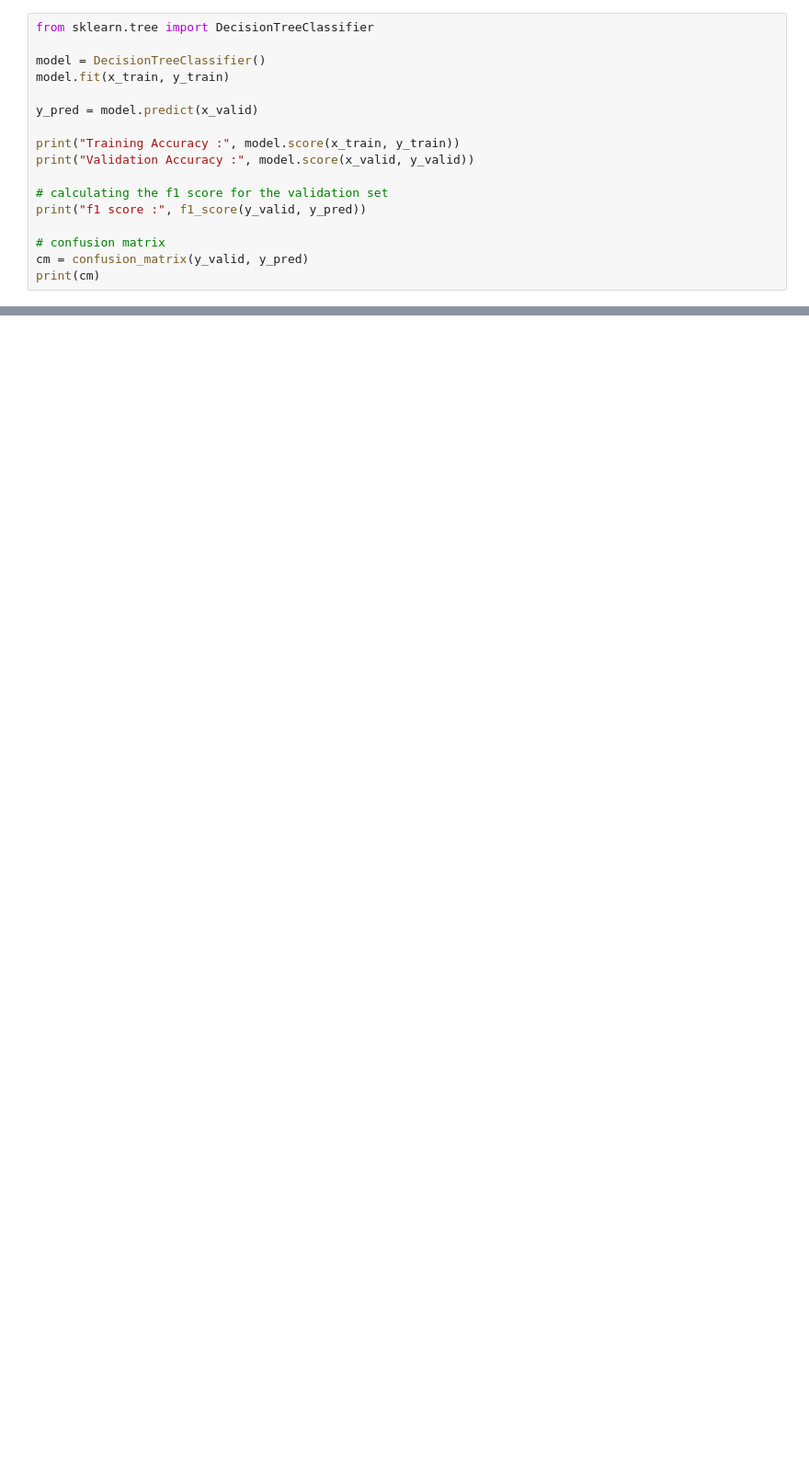
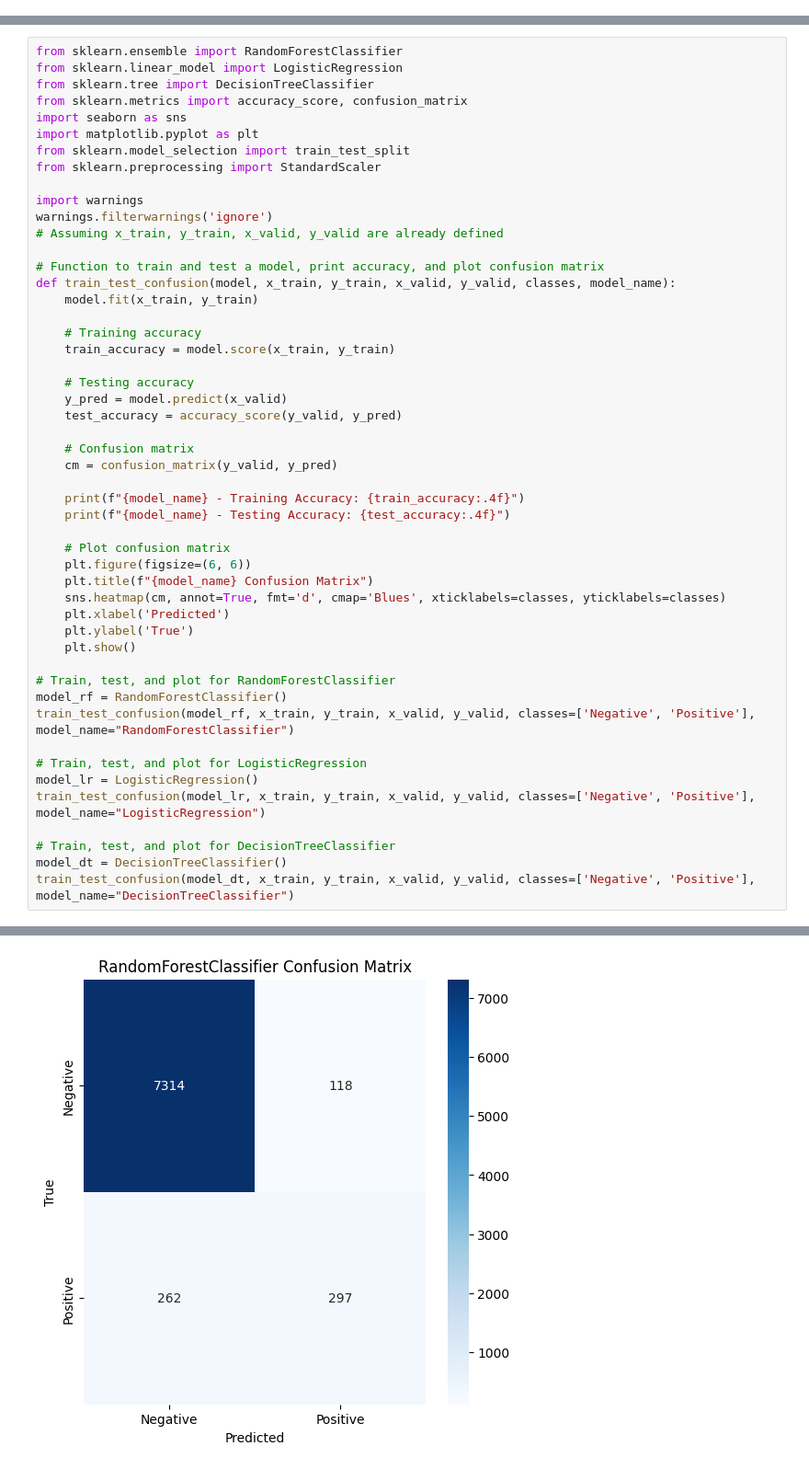
Before and after one commit to arjunyadav-02/Feature-Engineerin_Group_8, a Jupyter notebook: Twitter_Sentiment.ipynb, the cells around one changed output, grey strips where cells are left out. Shown at 92% size. Saved outputs shown, nothing was run; the diff lists cells and outputs as text; blank space fills up the shorter version.

```diff
--- a/Twitter_Sentiment.ipynb
+++ b/Twitter_Sentiment.ipynb
@@ -460,17 +0,0 @@ f1 score : 0.5915004336513443
-# %%
-from sklearn.tree import DecisionTreeClassifier
-
-model = DecisionTreeClassifier()
-model.fit(x_train, y_train)
-
-y_pred = model.predict(x_valid)
-
-print("Training Accuracy :", model.score(x_train, y_train))
-print("Validation Accuracy :", model.score(x_valid, y_valid))
-
-# calculating the f1 score for the validation set
-print("f1 score :", f1_score(y_valid, y_pred))
-
-# confusion matrix
-cm = confusion_matrix(y_valid, y_pred)
-print(cm)
@@ -482,0 +289,51 @@ f1 score : 0.5393835616438356
+# %%
+from sklearn.ensemble import RandomForestClassifier
+from sklearn.linear_model import LogisticRegression
+from sklearn.tree import DecisionTreeClassifier
+from sklearn.metrics import accuracy_score, confusion_matrix
+import seaborn as sns
+import matplotlib.pyplot as plt
+from sklearn.model_selection import train_test_split
+from sklearn.preprocessing import StandardScaler
+
+import warnings
+warnings.filterwarnings('ignore')
+# Assuming x_train, y_train, x_valid, y_valid are already defined
+
+# Function to train and test a model, print accuracy, and plot confusion matrix
+def train_test_confusion(model, x_train, y_train, x_valid, y_valid, classes, model_name):
+    model.fit(x_train, y_train)
+
+    # Training accuracy
+    train_accuracy = model.score(x_train, y_train)
+
+    # Testing accuracy
+    y_pred = model.predict(x_valid)
+    test_accuracy = accuracy_score(y_valid, y_pred)
+
+    # Confusion matrix
+    cm = confusion_matrix(y_valid, y_pred)
+
+    print(f"{model_name} - Training Accuracy: {train_accuracy:.4f}")
+    print(f"{model_name} - Testing Accuracy: {test_accuracy:.4f}")
+
+    # Plot confusion matrix
+    plt.figure(figsize=(6, 6))
+    plt.title(f"{model_name} Confusion Matrix")
+    sns.heatmap(cm, annot=True, fmt='d', cmap='Blues', xticklabels=classes, yticklabels=classes)
+    plt.xlabel('Predicted')
+    plt.ylabel('True')
+    plt.show()
+
+# Train, test, and plot for RandomForestClassifier
+model_rf = RandomForestClassifier()
+train_test_confusion(model_rf, x_train, y_train, x_valid, y_valid, classes=['Negative', 'Positive'], model_name="RandomForestClassifier")
+
+# Train, test, and plot for LogisticRegression
+model_lr = LogisticRegression()
+train_test_confusion(model_lr, x_train, y_train, x_valid, y_valid, classes=['Negative', 'Positive'], model_name="LogisticRegression")
+
+# Train, test, and plot for DecisionTreeClassifier
+model_dt = DecisionTreeClassifier()
+train_test_confusion(model_dt, x_train, y_train, x_valid, y_valid, classes=['Negative', 'Positive'], model_name="DecisionTreeClassifier")
+# %% [output]
@@ -482,0 +342 @@ f1 score : 0.5393835616438356
+[figure, added]
```
Also changed, not shown: parts of 41 cells of this notebook.
